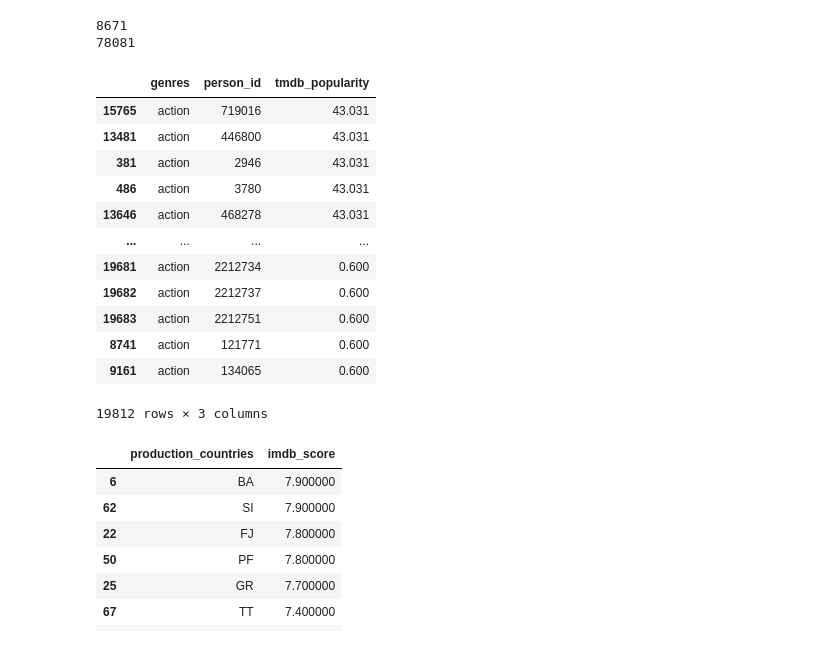
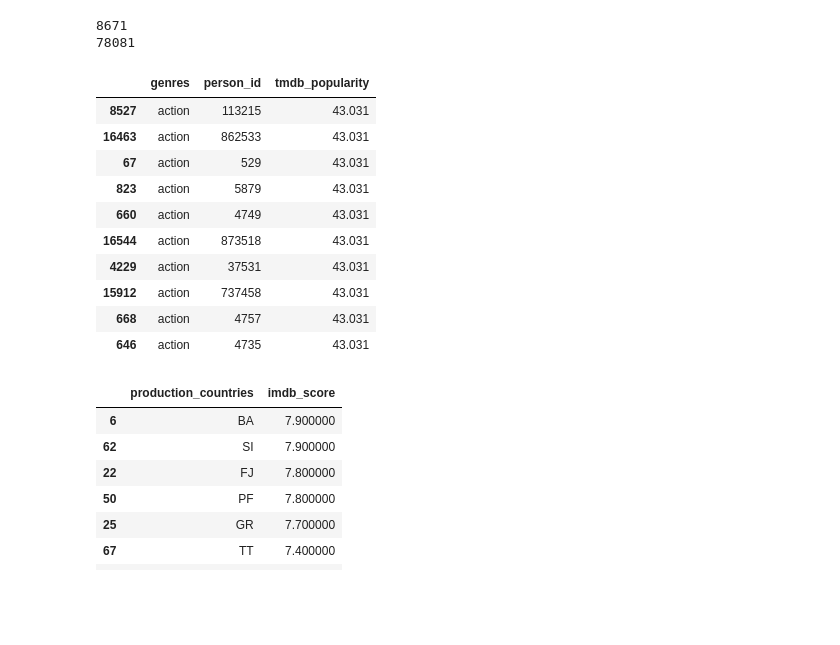
Before and after one commit to saikatM333/Netflix_EDA, a Jupyter notebook: Saikat_Sample_EDA_Submission_Template.ipynb, the cells around one changed output. Cells and saved outputs as stored; diff of their text form; code cells hidden in the pictures; blank space fills up the shorter version.

```diff
--- a/Saikat_Sample_EDA_Submission_Template.ipynb
+++ b/Saikat_Sample_EDA_Submission_Template.ipynb
@@ -585,6 +615,6 @@ get_most_popular_genres_by_country(titles_df , 'IN')
 # %%
 # creating a new column decade
-titles_df['decade'] =  titles_df['release_year']//10
+titles_df['decade'] =  (titles_df['release_year']//10) * 10
 trend_df = titles_df.drop_duplicates(subset='id').groupby(['decade', 'genres'])['tmdb_popularity'].mean().reset_index()
 trend_df
 # %% [output]
@@ -603,2 +633,5 @@ trend_df
 180 rows × 3 columns
+# %%
+# changing it to represent the decade in visually good approch
+titles_df['decade'] = titles_df['decade'].apply(lambda x : str(x) + 's')
 # %%
@@ -656,22 +691,28 @@ print(credits_titles_data['person_id'].nunique())
 # %%
 # top performing actors in each genre
 def get_most_popular_actor(df , genre):
-  df =  df.loc[(df['genres']==genre) &(df['role'] =='ACTOR')]
-  return df.groupby(['genres','person_id'])['tmdb_popularity'].mean().reset_index().sort_values(by ='tmdb_popularity', ascending =  False)
+  '''
+  parameter1 - df : dataset
+  parameter2 - genre : 'action' , 'comedy' ,'sci-fi'
+  it return the top 10 person most popular in the perticular genre
+  '''
+  try:
+    df =  df.loc[(df['genres']==genre) &(df['role'] =='ACTOR')]
+    return df.groupby(['genres','person_id'])['tmdb_popularity'].max().reset_index().sort_values(by ='tmdb_popularity', ascending =  False).head(10)
+  except Exception as e :
+    print("Error" , e )
 # %%
-TT= get_most_popular_actor(credits_titles_data , 'action')
-TT
+top_10_actor_perticular_genre= get_most_popular_actor(credits_titles_data , 'action')
+top_10_actor_perticular_genre
 # %% [output]
 |  | genres | person_id | tmdb_popularity |
-| 15765 | action | 719016 | 43.031 |
-| 13481 | action | 446800 | 43.031 |
-| 381 | action | 2946 | 43.031 |
-| 486 | action | 3780 | 43.031 |
-| 13646 | action | 468278 | 43.031 |
-| ... | ... | ... | ... |
-| 19681 | action | 2212734 | 0.600 |
-| 19682 | action | 2212737 | 0.600 |
-| 19683 | action | 2212751 | 0.600 |
-| 8741 | action | 121771 | 0.600 |
-| 9161 | action | 134065 | 0.600 |
+| 8527 | action | 113215 | 43.031 |
+| 16463 | action | 862533 | 43.031 |
+| 67 | action | 529 | 43.031 |
+| 823 | action | 5879 | 43.031 |
+| 660 | action | 4749 | 43.031 |
+| 16544 | action | 873518 | 43.031 |
+| 4229 | action | 37531 | 43.031 |
+| 15912 | action | 737458 | 43.031 |
+| 668 | action | 4757 | 43.031 |
+| 646 | action | 4735 | 43.031 |
-19812 rows × 3 columns
```
Also changed, not shown: parts of 118 cells of this notebook.
